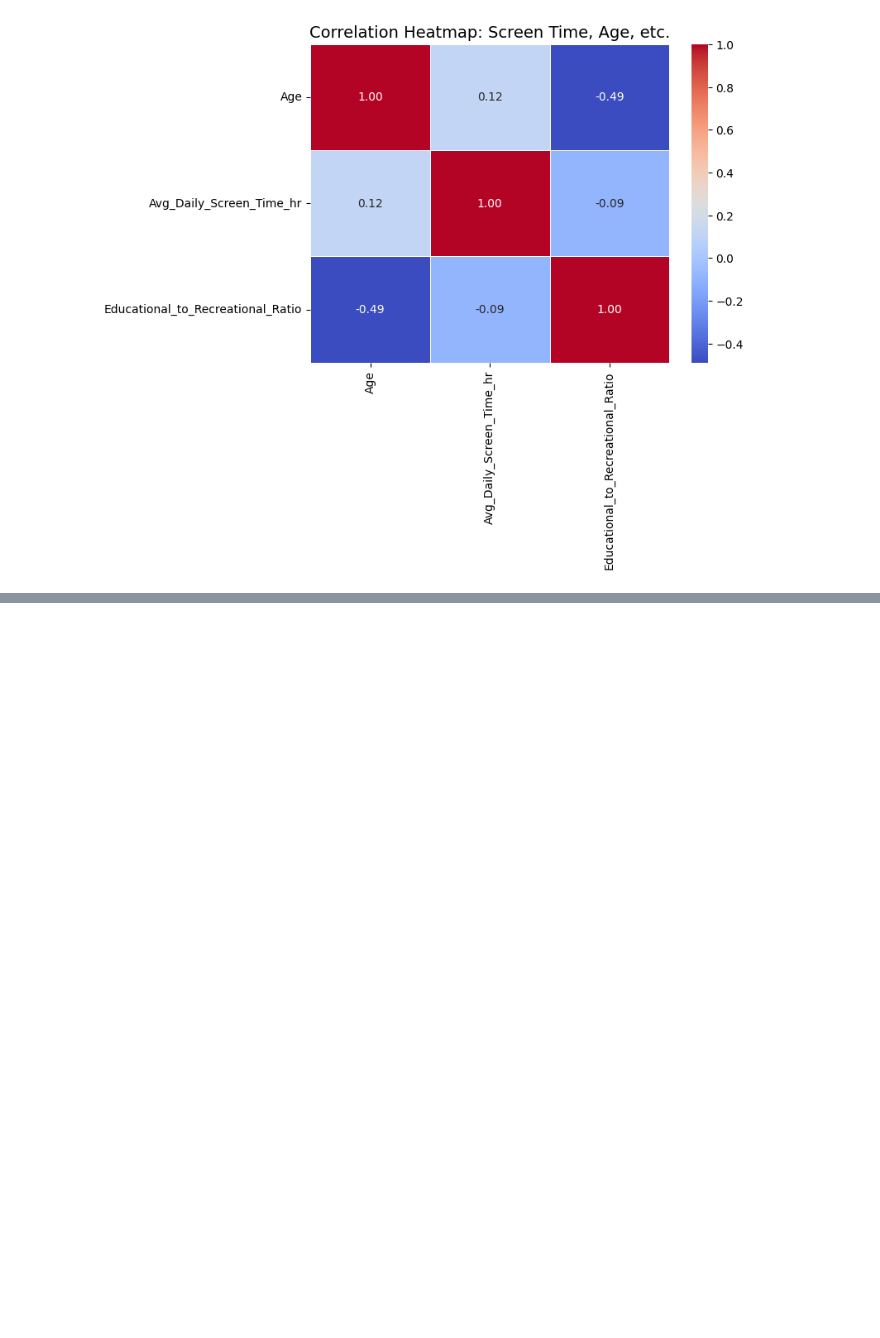
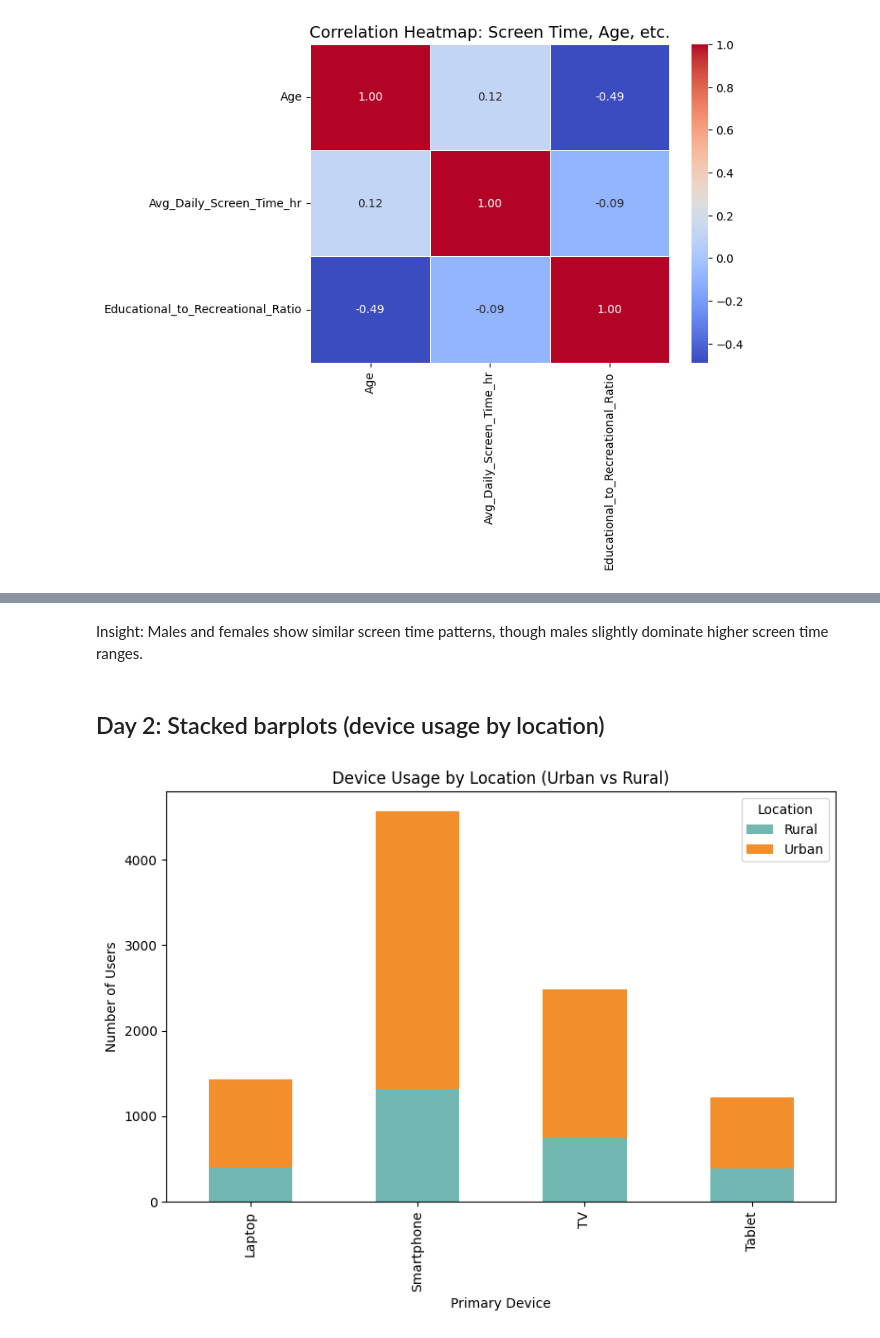
Before and after one commit to Joshika-Mentor/-Kid-s-Screentime-Visualization-Infosys-springboard-program-, a Jupyter notebook: Indian_Kids_Screen_Time_Analysis.ipynb, the cells around one changed output, grey strips where cells are left out. Cells and saved outputs as stored; diff of their text form; code cells hidden in the pictures; blank space fills up the shorter version.

```diff
--- a/Indian_Kids_Screen_Time_Analysis.ipynb
+++ b/Indian_Kids_Screen_Time_Analysis.ipynb
@@ -288,0 +372,19 @@ plt.show()
+# %% [markdown]
+Insight: Males and females show similar screen time patterns, though males slightly dominate higher screen time ranges.
+# %% [markdown]
+##	Day 2: Stacked barplots (device usage by location)
+# %%
+# Create a crosstab (summary table)
+device_location = pd.crosstab(df['Primary_Device'], df['Urban_or_Rural'])
+
+# Plot stacked bar chart
+device_location.plot(kind='bar', stacked=True, color=['#72B7B2', '#F28E2B'], figsize=(8,6))
+
+plt.title("Device Usage by Location (Urban vs Rural)")
+plt.xlabel("Primary Device")
+plt.ylabel("Number of Users")
+plt.legend(title="Location")
+plt.tight_layout()
+plt.show()
+# %% [output]
+[figure, added]
```
Also changed, not shown: parts of 75 cells of this notebook.
